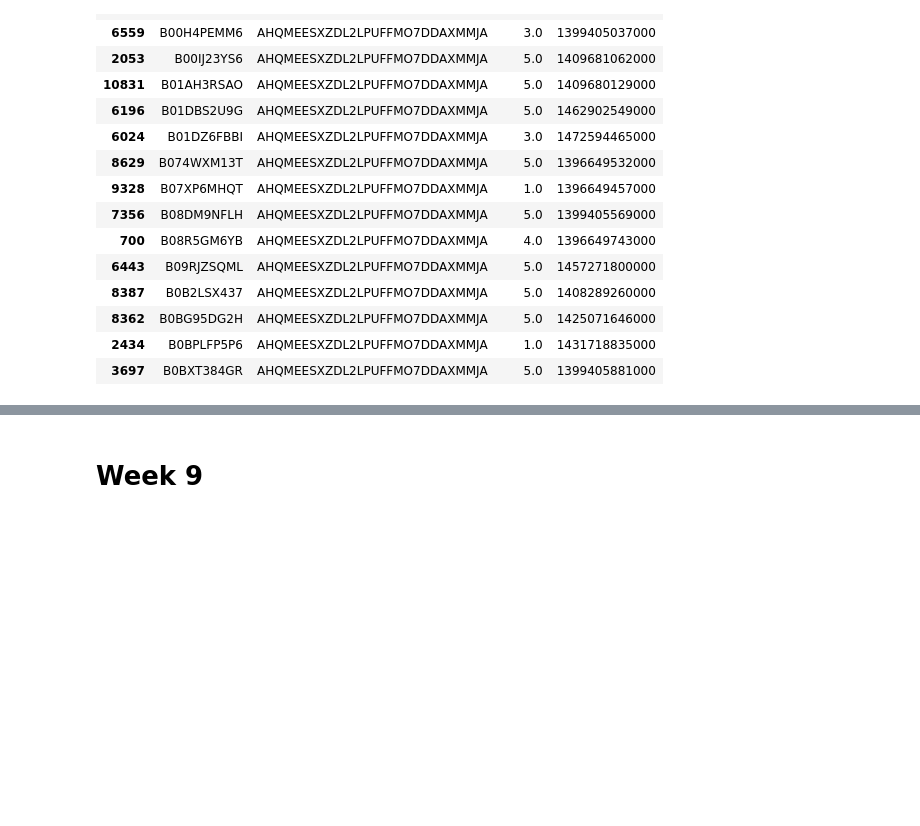
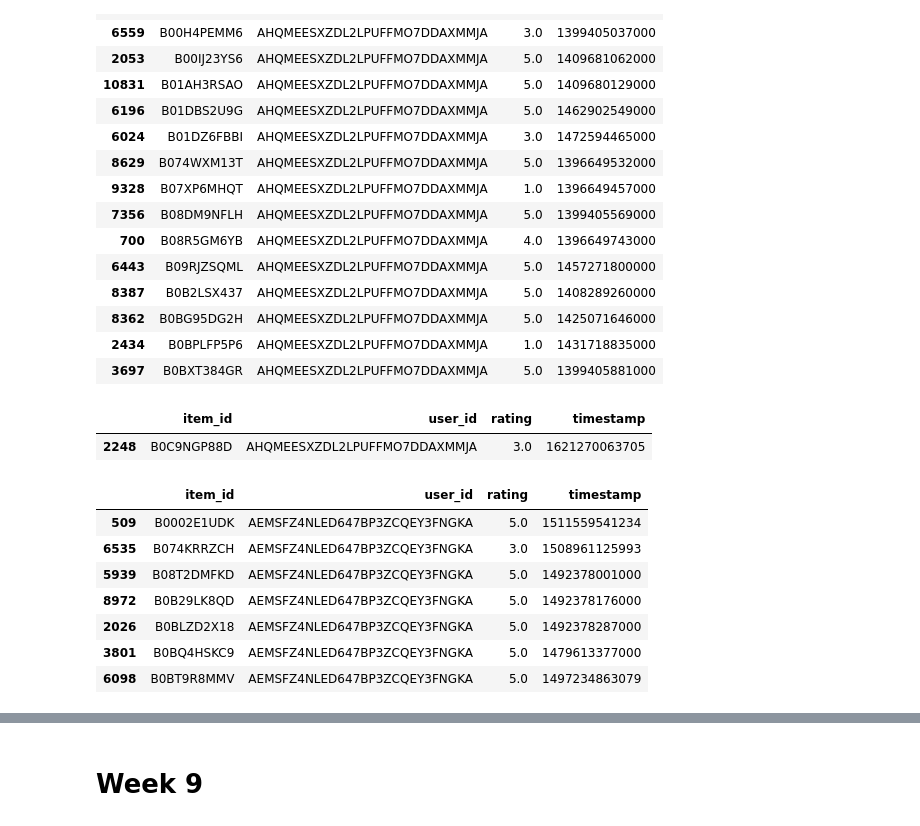
Before and after one commit to danielpenchev98/Web-Recommender-Systems-2025, a Jupyter notebook: project/project.ipynb, the cells around one changed output, grey strips where cells are left out. Cells and saved outputs as stored; diff of their text form; code cells hidden in the pictures; blank space fills up the shorter version.

```diff
--- a/project/project.ipynb
+++ b/project/project.ipynb
@@ -1109,3 +1109,19 @@ df_train[df_train.user_id == 'AHQMEESXZDL2LPUFFMO7DDAXMMJA']
 | 8362 | B0BG95DG2H | AHQMEESXZDL2LPUFFMO7DDAXMMJA | 5.0 | 1425071646000 |
 | 2434 | B0BPLFP5P6 | AHQMEESXZDL2LPUFFMO7DDAXMMJA | 1.0 | 1431718835000 |
 | 3697 | B0BXT384GR | AHQMEESXZDL2LPUFFMO7DDAXMMJA | 5.0 | 1399405881000 |
+# %%
+df_test[df_test.user_id == 'AHQMEESXZDL2LPUFFMO7DDAXMMJA']
+# %% [output]
+|  | item_id | user_id | rating | timestamp |
+| 2248 | B0C9NGP88D | AHQMEESXZDL2LPUFFMO7DDAXMMJA | 3.0 | 1621270063705 |
+# %%
+df_train[df_train.user_id == 'AEMSFZ4NLED647BP3ZCQEY3FNGKA']
+# %% [output]
+|  | item_id | user_id | rating | timestamp |
+| 509 | B0002E1UDK | AEMSFZ4NLED647BP3ZCQEY3FNGKA | 5.0 | 1511559541234 |
+| 6535 | B074KRRZCH | AEMSFZ4NLED647BP3ZCQEY3FNGKA | 3.0 | 1508961125993 |
+| 5939 | B08T2DMFKD | AEMSFZ4NLED647BP3ZCQEY3FNGKA | 5.0 | 1492378001000 |
+| 8972 | B0B29LK8QD | AEMSFZ4NLED647BP3ZCQEY3FNGKA | 5.0 | 1492378176000 |
+| 2026 | B0BLZD2X18 | AEMSFZ4NLED647BP3ZCQEY3FNGKA | 5.0 | 1492378287000 |
+| 3801 | B0BQ4HSKC9 | AEMSFZ4NLED647BP3ZCQEY3FNGKA | 5.0 | 1479613377000 |
+| 6098 | B0BT9R8MMV | AEMSFZ4NLED647BP3ZCQEY3FNGKA | 5.0 | 1497234863079 |
```
Also changed, not shown: parts of 1 cell of this notebook.
